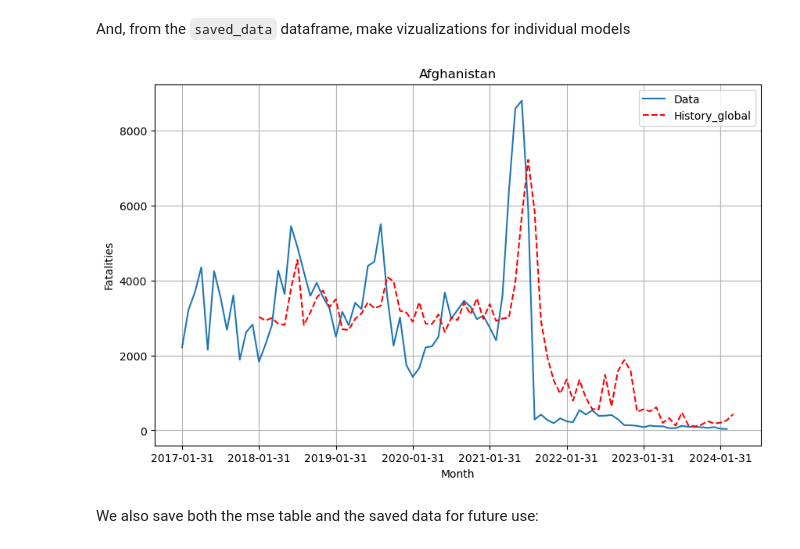
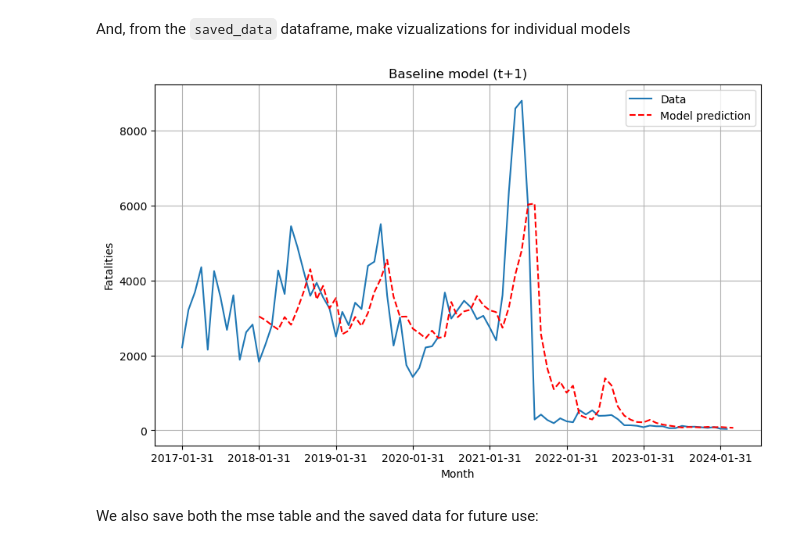
Before and after one commit to lboekestein/capstone, a Jupyter notebook: src/Predicting/Predicting.ipynb, the cells around one changed output. Saved outputs shown, nothing was run; the diff lists cells and outputs as text; code cells hidden in the pictures.

```diff
--- a/src/Predicting/Predicting.ipynb
+++ b/src/Predicting/Predicting.ipynb
@@ -51,6 +51,10 @@ predictor_columns = data_dict["pred_columns"]
 history_columns = data_dict["hist_columns"]
 themes_columns = data_dict["theme_columns"]
 change_columns = data_dict["change_columns"]
+# %%
+history_columns = ["fatalities", "fatalities t-1", "fatalities t-2", "fatalities t-3",
+                       "cumulated_best_3", "cumulated_best_6", "cumulated_best_12",
+                       "m_since_best_50", "m_since_best_500", "m_since_best_2000"]
 # %% [markdown]
 ### Functions for predicting
 # %% [markdown]
@@ -434,17 +464,17 @@ plt.show()
 And, from the `saved_data` dataframe, make vizualizations for individual models
 # %%
  # set column names
-model = "History_global"
+model = "History"
 months_ahead = 1
 true_column = f"fatalities t+{months_ahead}"
 true_log_column = f"log change t+{months_ahead}"
 predicted_column = f'{model} predicted change t+{months_ahead}'
 predicted_log_column = f"{model} predicted log change t+{months_ahead}"
 
 # plot mse over time:
-plot_results(saved_data, saved_data["Month"], true_column, predicted_column, "Fatalities", model, "Afghanistan")
+plot_results(saved_data, saved_data["Month"], true_column, predicted_column, "Fatalities", "Model prediction", "Baseline model (t+1)")
 # %% [output]
-[figure, old version]
+[figure, new version]
 # %% [markdown]
 We also save both the mse table and the saved data for future use:
 # %%
```
Also changed, not shown: parts of 10 cells of this notebook, 5 other files.
